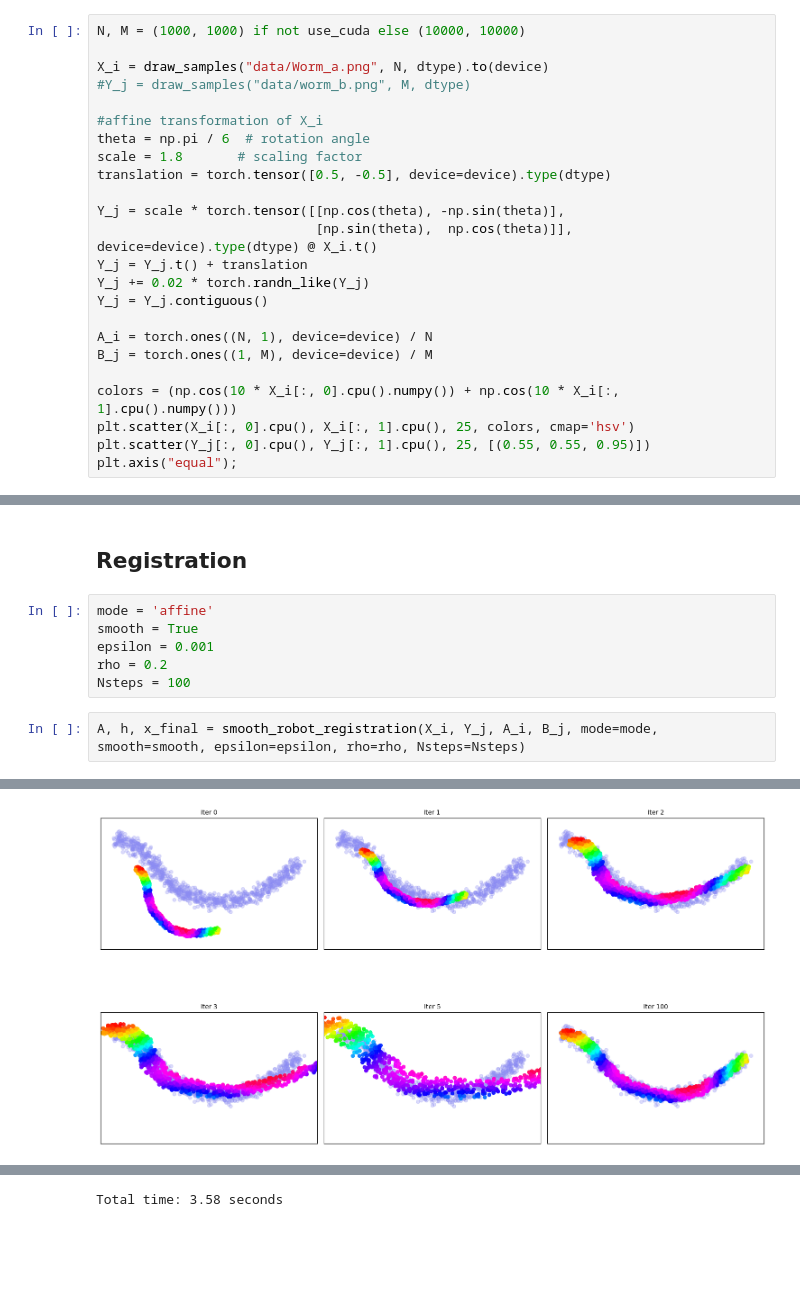
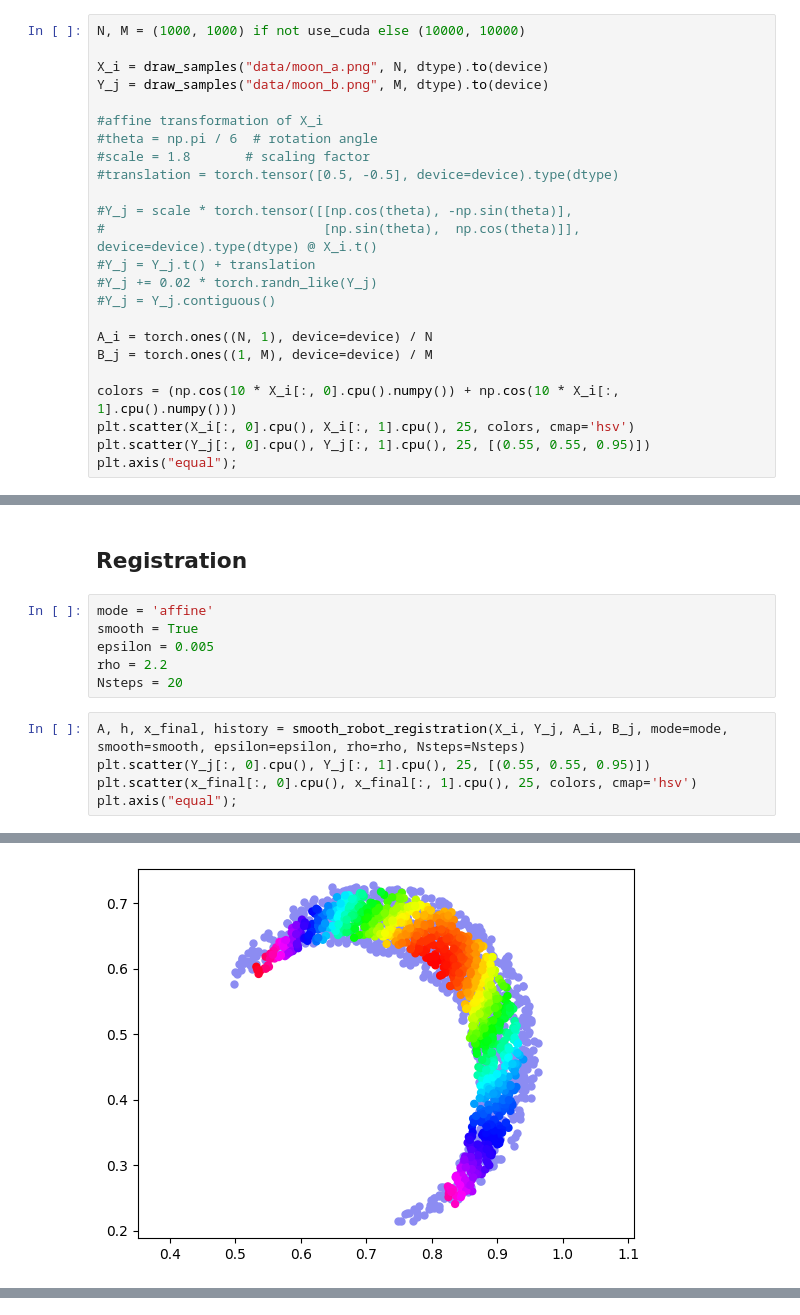
Before and after one commit to clementgilli/Wasserstein-Gradient-Flows-RobOT, a Jupyter notebook: robot.ipynb, the cells around one changed output, grey strips where cells are left out. Saved outputs shown, nothing was run; the diff lists cells and outputs as text; blank space fills up the shorter version.

```diff
--- a/robot.ipynb
+++ b/robot.ipynb
@@ -15,19 +19,19 @@ Using device: cpu
 # %%
 N, M = (1000, 1000) if not use_cuda else (10000, 10000)
 
-X_i = draw_samples("data/Worm_a.png", N, dtype).to(device)
-#Y_j = draw_samples("data/worm_b.png", M, dtype)
+X_i = draw_samples("data/moon_a.png", N, dtype).to(device)
+Y_j = draw_samples("data/moon_b.png", M, dtype).to(device)
 
 #affine transformation of X_i
-theta = np.pi / 6  # rotation angle
-scale = 1.8       # scaling factor
-translation = torch.tensor([0.5, -0.5], device=device).type(dtype)
+#theta = np.pi / 6  # rotation angle
+#scale = 1.8       # scaling factor
+#translation = torch.tensor([0.5, -0.5], device=device).type(dtype)
 
-Y_j = scale * torch.tensor([[np.cos(theta), -np.sin(theta)],
-                            [np.sin(theta),  np.cos(theta)]], device=device).type(dtype) @ X_i.t()
-Y_j = Y_j.t() + translation
-Y_j += 0.02 * torch.randn_like(Y_j)
-Y_j = Y_j.contiguous()
+#Y_j = scale * torch.tensor([[np.cos(theta), -np.sin(theta)],
+#                            [np.sin(theta),  np.cos(theta)]], device=device).type(dtype) @ X_i.t()
+#Y_j = Y_j.t() + translation
+#Y_j += 0.02 * torch.randn_like(Y_j)
+#Y_j = Y_j.contiguous()
 
 A_i = torch.ones((N, 1), device=device) / N
 B_j = torch.ones((1, M), device=device) / M
@@ -56,9 +67,12 @@ Total time: 2.78 seconds
 # %%
 mode = 'affine'
 smooth = True
-epsilon = 0.001
-rho = 0.2
-Nsteps = 100
+epsilon = 0.005
+rho = 2.2
+Nsteps = 20
 # %%
-A, h, x_final = smooth_robot_registration(X_i, Y_j, A_i, B_j, mode=mode, smooth=smooth, epsilon=epsilon, rho=rho, Nsteps=Nsteps)
+A, h, x_final, history = smooth_robot_registration(X_i, Y_j, A_i, B_j, mode=mode, smooth=smooth, epsilon=epsilon, rho=rho, Nsteps=Nsteps)
+plt.scatter(Y_j[:, 0].cpu(), Y_j[:, 1].cpu(), 25, [(0.55, 0.55, 0.95)])
+plt.scatter(x_final[:, 0].cpu(), x_final[:, 1].cpu(), 25, colors, cmap='hsv')
+plt.axis("equal");
 # %% [output]
@@ -65 +80 @@ A, h, x_final = smooth_robot_registration(X_i, Y_j, A_i, B_j, mode=mode, smooth=
-[figure, old version]
+[figure, new version]
@@ -67 +80,0 @@ A, h, x_final = smooth_robot_registration(X_i, Y_j, A_i, B_j, mode=mode, smooth=
-Total time: 3.58 seconds
```
Also changed, not shown: parts of 7 cells of this notebook, 5 other files.
